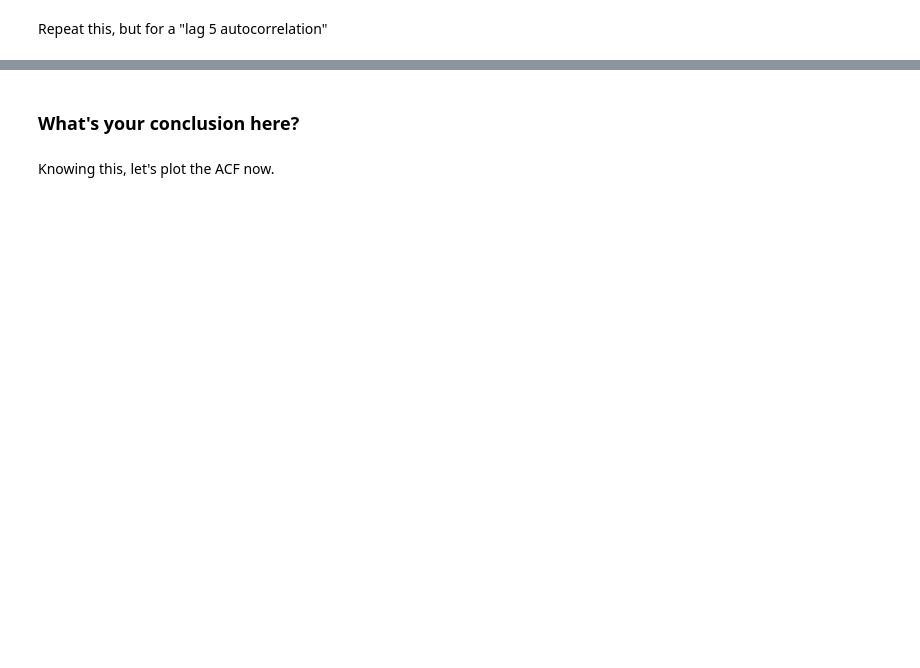
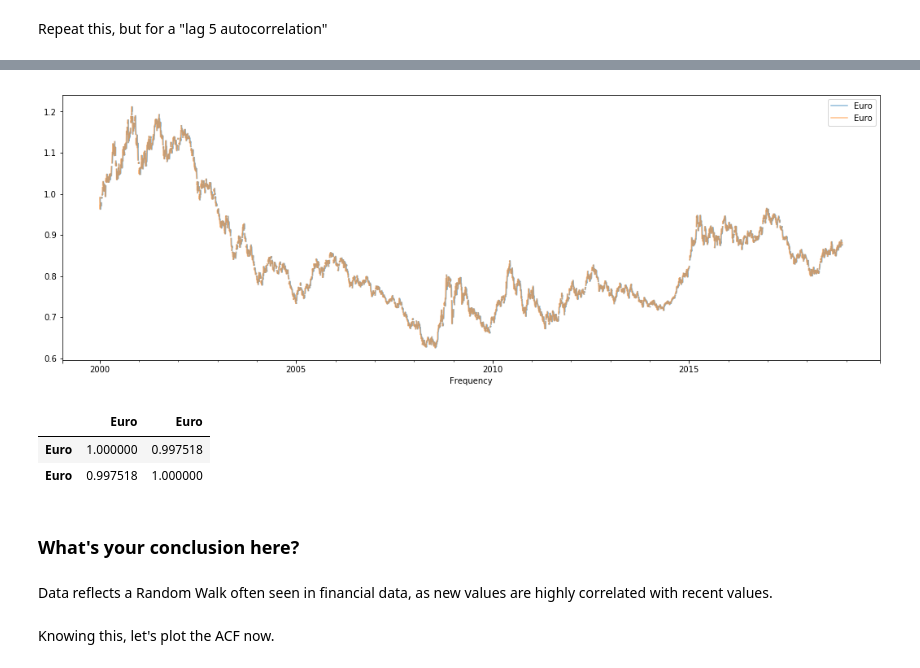
Before and after one commit to pawoody/dsc-3-26-05-correlation-and-autocorrelation-in-time-series-lab-online-ds-ft-041519, a Jupyter notebook: index.ipynb, the cells around one changed output, grey strips where cells are left out. Cells and saved outputs as stored; diff of their text form; code cells hidden in the pictures; blank space fills up the shorter version.

```diff
--- a/index.ipynb
+++ b/index.ipynb
@@ -59,0 +102,3 @@ Repeat this, but for a "lag 5 autocorrelation"
+# %%
+eur_shift_5 = eur.shift(periods=5)
+eur_shift_5.head(10)
@@ -60,4 +118,17 @@ Repeat this, but for a "lag 5 autocorrelation"
+# %%
+lag_5 = pd.concat([eur_shift_5, eur], axis=1)
+lag_5.plot(figsize=(18,6), alpha=0.5);
+# %% [output]
+[figure, added]
+# %%
+lag_5.corr()
+# %% [output]
+|  | Euro | Euro |
+| Euro | 1.000000 | 0.997518 |
+| Euro | 0.997518 | 1.000000 |
 # %% [markdown]
 ### What's your conclusion here?
+# %% [markdown]
+Data reflects a Random Walk often seen in financial data, as new values are highly correlated with recent values.
 # %% [markdown]
 Knowing this, let's plot the ACF now.
```
Also changed, not shown: parts of 51 cells of this notebook.
